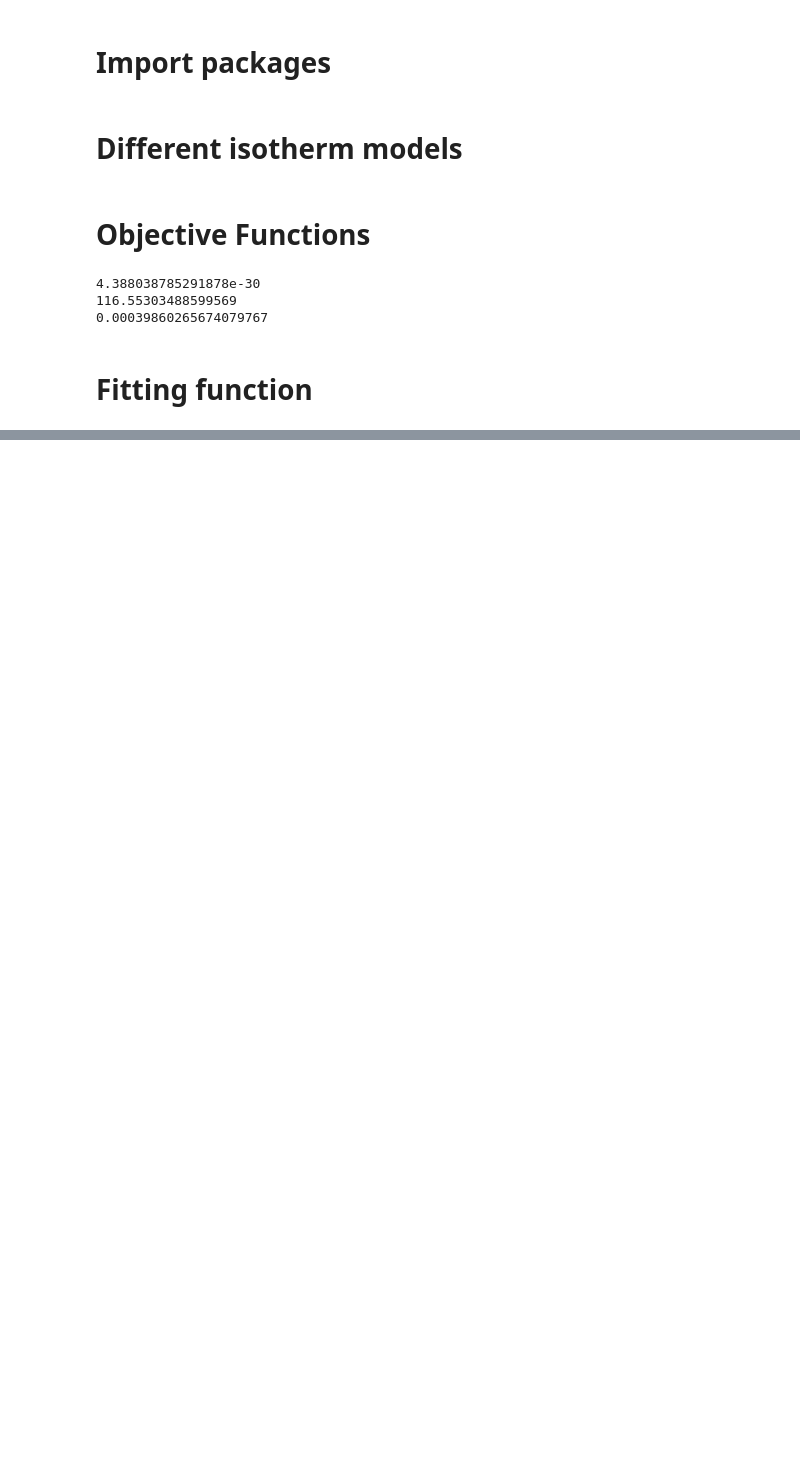
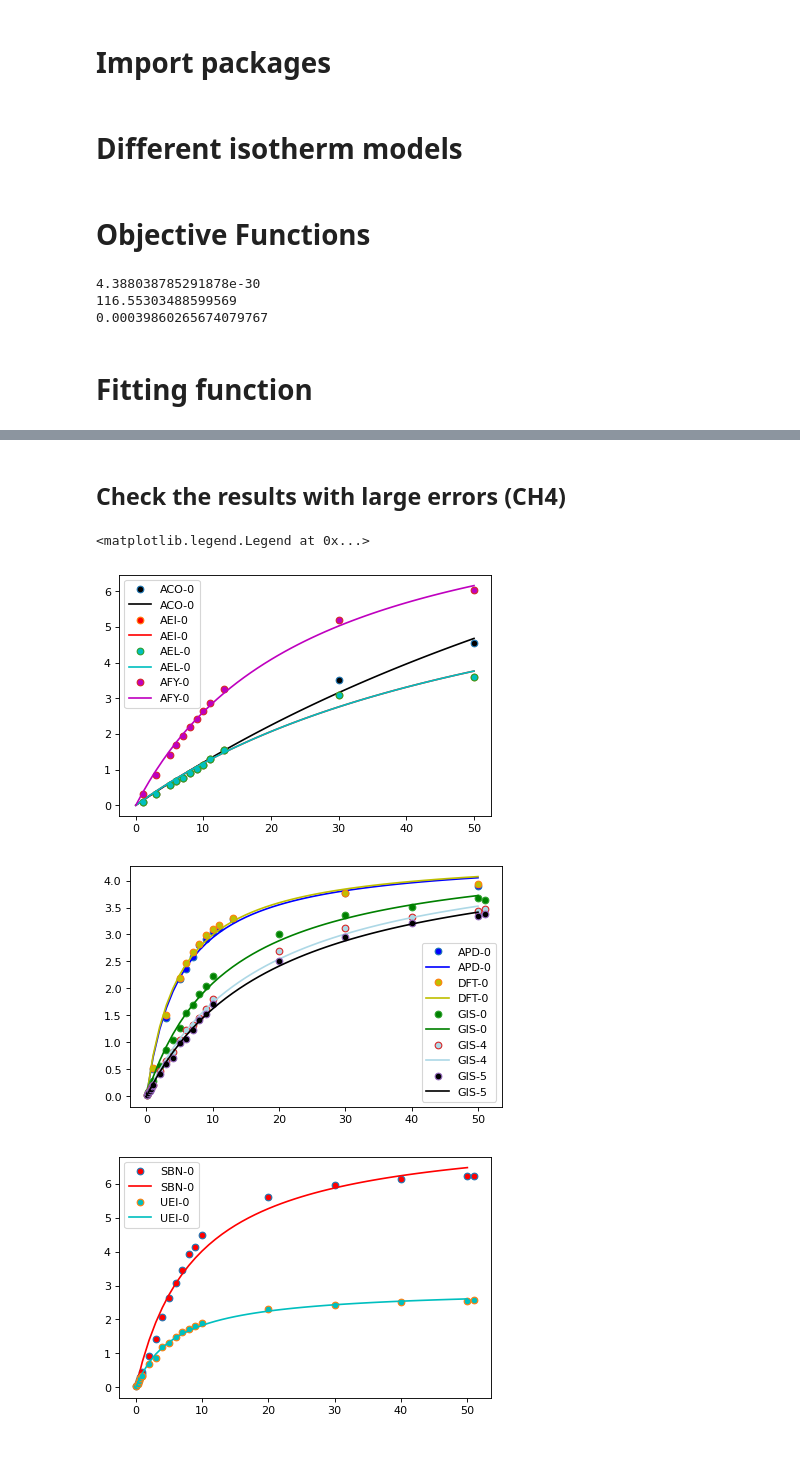
Before and after one commit to sebyga/RAST-v01, a Jupyter notebook: Mixture_data/PureIso_notebook.ipynb, the cells around one changed output, grey strips where cells are left out. Saved outputs shown, nothing was run; the diff lists cells and outputs as text; code cells hidden in the pictures; blank space fills up the shorter version.

```diff
--- a/Mixture_data/PureIso_notebook.ipynb
+++ b/Mixture_data/PureIso_notebook.ipynb
@@ -127,0 +269,7 @@ Lang
+# %%
+pq_tmp = data_ch4[0]
+p_tmp = pq_tmp[:,0]
+q_tmp = pq_tmp[:,1]
+fit_res_tmp = best_isomodel(p_tmp, q_tmp)
+isofn_tmp,param_tmp, modeltype_tmp, err_tmp = best_isomodel(p_tmp, q_tmp)
+print(modeltype_tmp)
@@ -127,0 +280,15 @@ Lang
+# %%
+model_list_ch4 = []
+arg_large_err_list = []
+modeltype_list_ch4 = []
+cc = 0
+for dd in data_ch4:
+    p_tmp = dd[:,0]
+    q_tmp = dd[:,1]
+    isofn_tmp,_, modeltype_tmp, err_tmp = best_isomodel(p_tmp, q_tmp)
+    print(modeltype_tmp, ': ', err_tmp)
+    model_list_ch4.append(isofn_tmp)
+    if err_tmp > 0.05:
+        arg_large_err_list.append(cc)
+    cc = cc+1
+arg_larg_err_ch4 = np.array(arg_large_err_list)
@@ -127,0 +313,29 @@ Lang
+# %% [markdown]
+## Check the results with large errors (CH4)
+# %%
+plt.figure(dpi = 80)
+color_list = ['k','r','c','m','b','y','g','lightblue']
+cc = 0
+for argg in arg_large_err_list:
+    dd = data_ch4[argg]
+    lc = color_list[cc%len(color_list)]
+    plt.plot(dd[:,0],dd[:,1], 'o',
+             markerfacecolor = lc,
+             label = AD_names_ch4[argg])
+    p_ran = np.linspace(0,50, 51)
+    q_pre = model_list_ch4[argg](p_ran)
+    plt.plot(p_ran,q_pre,
+             color = lc,
+             label = AD_names_ch4[argg])
+    cc = cc+1
+    if cc % 5 == 4:
+        plt.legend()
+        plt.figure(dpi = 80)
+plt.legend()
+# %% [output]
+<matplotlib.legend.Legend at 0x...>
+[figure, added]
+[figure, added]
+[figure, added]
+# %% [markdown]
+##
```
Also changed, not shown: parts of 19 cells of this notebook, 2 other files.
